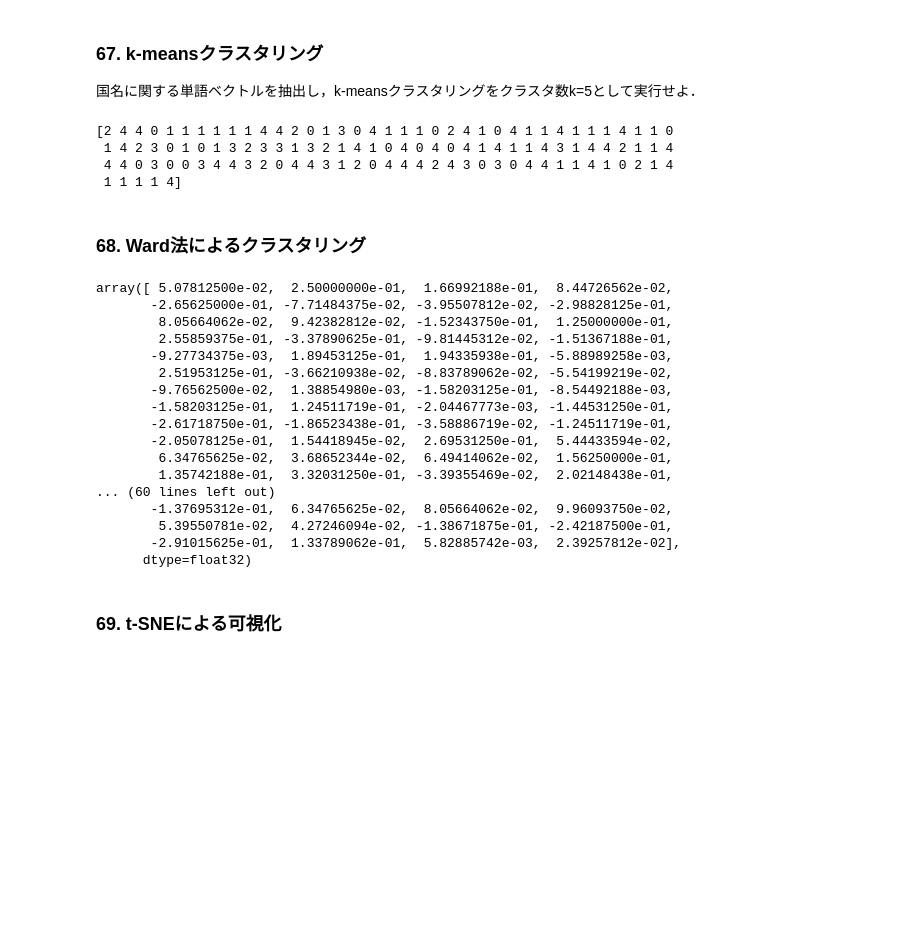
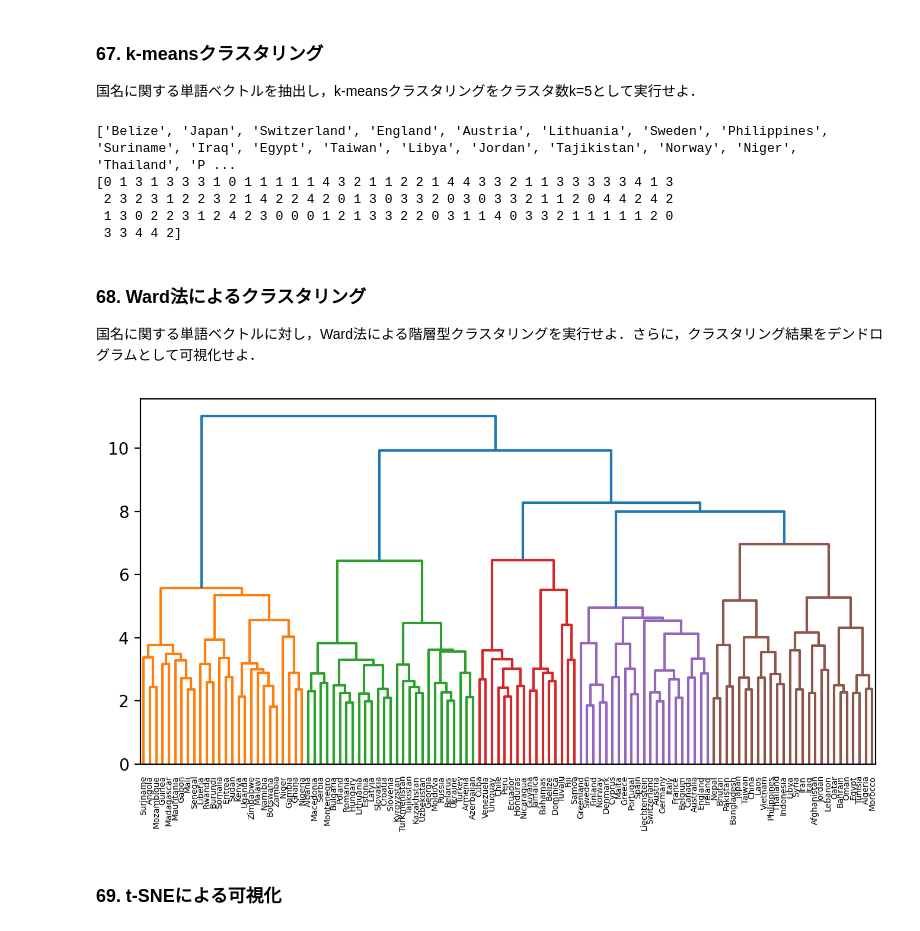
Before and after one commit to m0chi1216/hlab2023-nlp100, a Jupyter notebook: chapter7/chapter7.ipynb, the cells around one changed output. Drawn from its saved outputs; the diff is of its cells as text; code cells hidden in the pictures; blank space fills up the shorter version.

```diff
--- a/chapter7/chapter7.ipynb
+++ b/chapter7/chapter7.ipynb
@@ -172,6 +172,7 @@ for i in range(len(countries)):
 km = KMeans(n_clusters=5, random_state=23, init='random')
 km.fit(country_vecs)
 clusters = km.predict(country_vecs)
+print(countries)
 print(clusters)
 
 country_class = [[], [], [], [], []]
@@ -185,31 +186,23 @@ with open('./clustering_result.txt', 'w', encoding='utf-8') as f:
             f.write(c+'\n')
         f.write('-----------\n')
 # %% [output]
-[2 4 4 0 1 1 1 1 1 1 4 4 2 0 1 3 0 4 1 1 1 0 2 4 1 0 4 1 1 4 1 1 1 4 1 1 0
- 1 4 2 3 0 1 0 1 3 2 3 3 1 3 2 1 4 1 0 4 0 4 0 4 1 4 1 1 4 3 1 4 4 2 1 1 4
- 4 4 0 3 0 0 3 4 4 3 2 0 4 4 3 1 2 0 4 4 4 2 4 3 0 3 0 4 4 1 1 4 1 0 2 1 4
- 1 1 1 1 4]
+['Belize', 'Japan', 'Switzerland', 'England', 'Austria', 'Lithuania', 'Sweden', 'Philippines', 'Suriname', 'Iraq', 'Egypt', 'Taiwan', 'Libya', 'Jordan', 'Tajikistan', 'Norway', 'Niger', 'Thailand', 'P ...
+[0 1 3 1 3 3 3 1 0 1 1 1 1 1 4 3 2 1 1 2 2 1 4 4 3 3 2 1 1 3 3 3 3 3 4 1 3
+ 2 3 2 3 1 2 2 3 2 1 4 2 2 4 2 0 1 3 0 3 3 2 0 3 0 3 3 2 1 1 2 0 4 4 2 4 2
+ 1 3 0 2 2 3 1 2 4 2 3 0 0 0 1 2 1 3 3 2 2 0 3 1 1 4 0 3 3 2 1 1 1 1 1 2 0
+ 3 3 4 4 2]
 # %% [markdown]
 ### 68. Ward法によるクラスタリング
+国名に関する単語ベクトルに対し，Ward法による階層型クラスタリングを実行せよ．さらに，クラスタリング結果をデンドログラムとして可視化せよ．
-# %%
-country_dict['Japan']
-# %% [output]
-array([ 5.07812500e-02,  2.50000000e-01,  1.66992188e-01,  8.44726562e-02,
-       -2.65625000e-01, -7.71484375e-02, -3.95507812e-02, -2.98828125e-01,
-        8.05664062e-02,  9.42382812e-02, -1.52343750e-01,  1.25000000e-01,
-        2.55859375e-01, -3.37890625e-01, -9.81445312e-02, -1.51367188e-01,
-       -9.27734375e-03,  1.89453125e-01,  1.94335938e-01, -5.88989258e-03,
-        2.51953125e-01, -3.66210938e-02, -8.83789062e-02, -5.54199219e-02,
-       -9.76562500e-02,  1.38854980e-03, -1.58203125e-01, -8.54492188e-03,
-       -1.58203125e-01,  1.24511719e-01, -2.04467773e-03, -1.44531250e-01,
-       -2.61718750e-01, -1.86523438e-01, -3.58886719e-02, -1.24511719e-01,
-       -2.05078125e-01,  1.54418945e-02,  2.69531250e-01,  5.44433594e-02,
-        6.34765625e-02,  3.68652344e-02,  6.49414062e-02,  1.56250000e-01,
-        1.35742188e-01,  3.32031250e-01, -3.39355469e-02,  2.02148438e-01,
-... (60 lines left out)
-       -1.37695312e-01,  6.34765625e-02,  8.05664062e-02,  9.96093750e-02,
-        5.39550781e-02,  4.27246094e-02, -1.38671875e-01, -2.42187500e-01,
-       -2.91015625e-01,  1.33789062e-01,  5.82885742e-03,  2.39257812e-02],
-      dtype=float32)
+# %%
+import matplotlib.pyplot as plt
+from scipy.cluster.hierarchy import linkage, dendrogram
+
+linkage_result = linkage(list(country_dict.values()), method='ward', metric='euclidean')
+plt.figure(num=None, figsize=(8, 4), dpi=200, facecolor='w', edgecolor='k')
+dendrogram(linkage_result, labels=list(country_dict.keys()))
+plt.show()
+# %% [output]
+[figure, added]
 # %% [markdown]
 ### 69. t-SNEによる可視化
```
Also changed, not shown: parts of 1 cell of this notebook.
